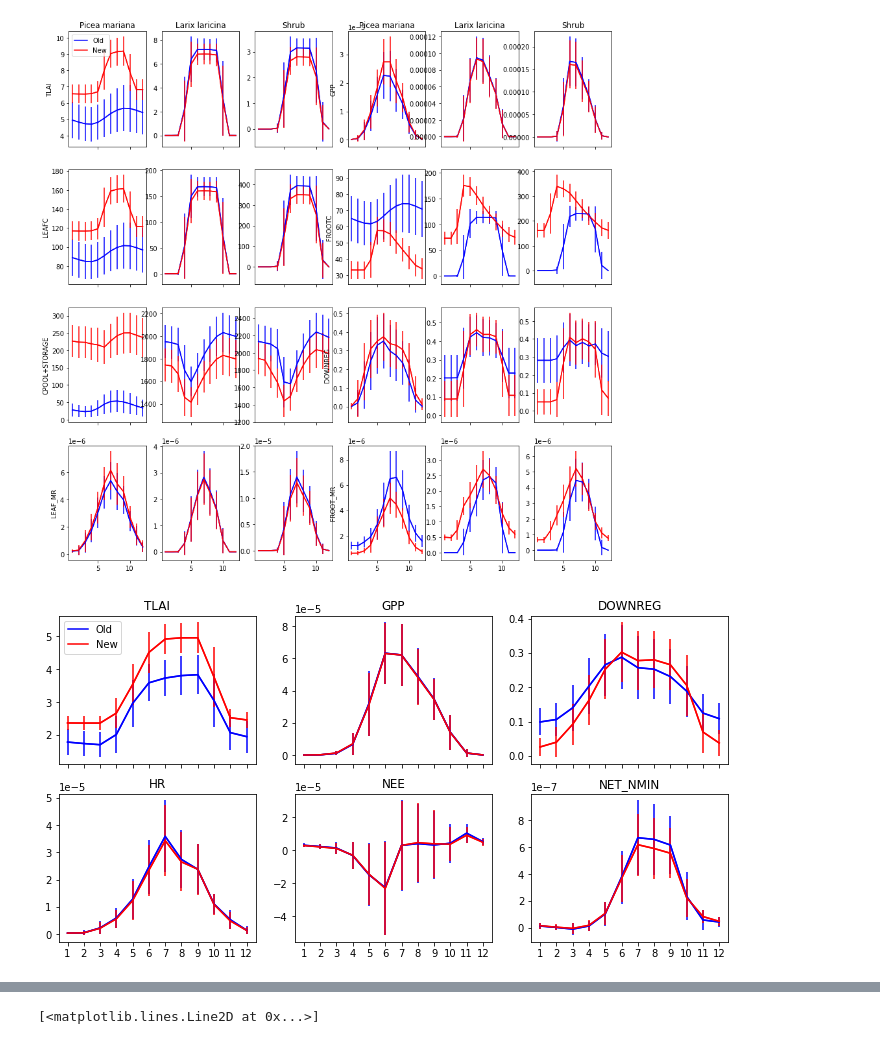
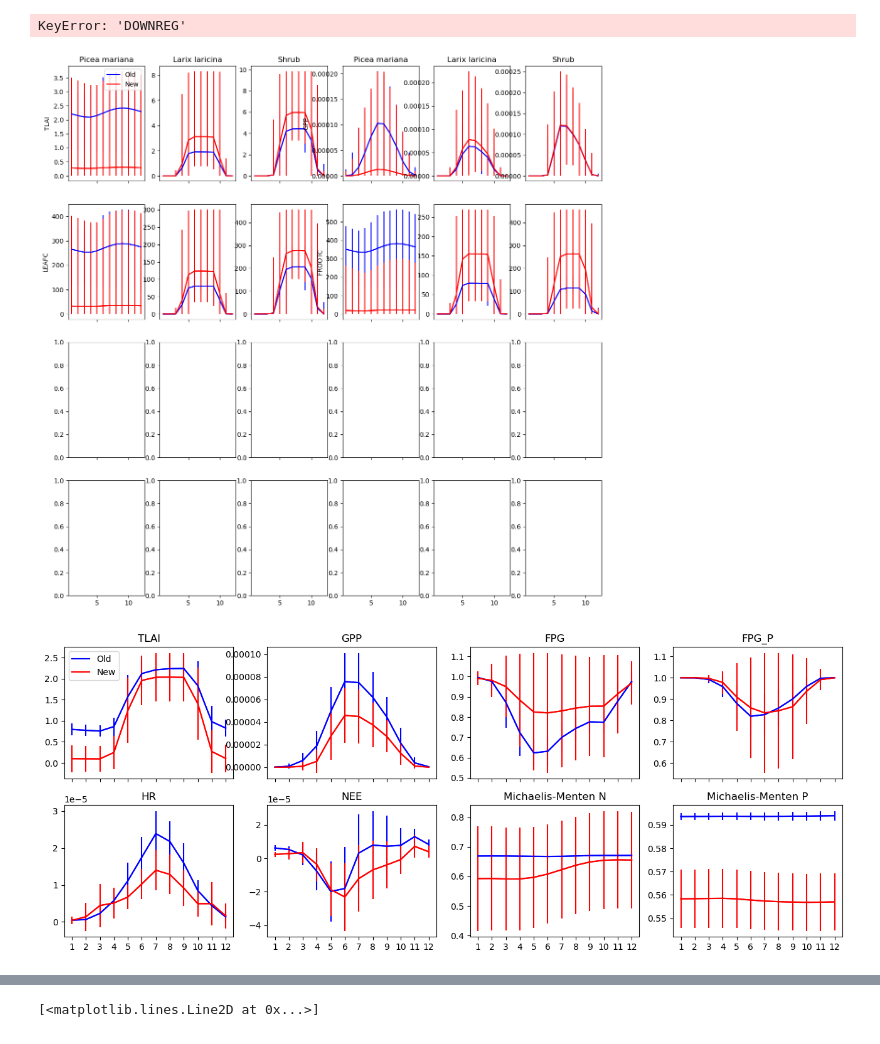
Before and after one commit to ypwong22/elm_nutrients, a Jupyter notebook: plot_carbon_cycle.ipynb, the cells around one changed output, grey strips where cells are left out. Cells and saved outputs as stored; diff of their text form; code cells hidden in the pictures.

```diff
--- a/plot_carbon_cycle.ipynb
+++ b/plot_carbon_cycle.ipynb
@@ -10,10 +10,12 @@ from utils.analysis import *
 from tqdm import tqdm
 # %%
 data_collection = {}
-for prefix, name in zip(['20230526', '20230623'], ['Old', 'New']):
+for prefix, name in zip(['20231112', '20240311'], ['Old', 'New']):
     data_collection[name] = read_extract_sims_ts(prefix)
 # %%
-var_list = ['TLAI', 'GPP', 'LEAFC', 'FROOTC', 'CPOOL+STORAGE', 'DOWNREG', 'LEAF_MR', 'FROOT_MR'] #'LEAFC_ALLOC', 'FROOTC_ALLOC', 'CPOOL_TO_LEAFC_STORAGE', 'CPOOL_TO_FROOTC_STORAGE', 'NPP']
+var_list = ['TLAI', 'GPP', 'LEAFC', 'FROOTC', 'DOWNREG', 'LEAF_MR', 'FROOT_MR']
+#'LEAFC_ALLOC', 'FROOTC_ALLOC', 'CPOOL_TO_LEAFC_STORAGE', 'CPOOL_TO_FROOTC_STORAGE', 'NPP']
+# 'CPOOL+STORAGE',
 pft_list = [2, 3, 11]
 pft_names = ['Picea mariana', 'Larix laricina', 'Shrub']
 
@@ -42,14 +44,17 @@ for i, var in enumerate(var_list):
                     temp0.loc[:, (slice(None), var, pft, 'hollow')].values * 0.36
 
             temp_mean = temp.groupby(temp.index.month).mean().mean(axis = 1)
-            temp_std = temp.groupby(temp.index.month).apply(lambda x: x.values.reshape(-1).std())
+            temp_min = temp.groupby(temp.index.month).apply(lambda x: x.values.reshape(-1).min())
+            temp_max = temp.groupby(temp.index.month).apply(lambda x: x.values.reshape(-1).max())
 
             ## normalize to annual average = 1
             #temp_std = temp_std / temp_mean.mean()
             #temp_mean = temp_mean / temp_mean.mean()
 
             ax.plot(range(1, 13), temp_mean, '-', color = color, label = name)
-            ax.errorbar(range(1, 13), temp_mean, yerr = temp_std, ls = '-', color = color)
+            ax.errorbar(range(1, 13), temp_mean, yerr = np.vstack([temp_mean - temp_min,
+                                                                   temp_max - temp_mean]),
+                        ls = '-', color = color)
 
         if i < 2:
             ax.set_title(pft_name)
@@ -61,12 +66,14 @@ for i, var in enumerate(var_list):
 plt.savefig(os.path.join(path_out, f'plot_carbon_cycle_compare_seasonality.png'),
             dpi = 600., bbox_inches = 'tight')
 # %% [output]
+KeyError: 'DOWNREG'
-[figure, old version]
+[figure, new version]
 # %%
 #var_list = ['TSOI_3', 'SWC_1', 'HR', 'NEE', 'NET_NMIN', 'BTRAN']
-var_list = ['TLAI', 'GPP', 'DOWNREG', 'HR', 'NEE', 'NET_NMIN'] # , 'BTRAN']
+var_list = ['TLAI', 'GPP', 'FPG', 'FPG_P', 'HR', 'NEE', 'Michaelis-Menten N', 'Michaelis-Menten P']
 
-fig, axes = plt.subplots(2, 3, figsize = (12, 6), sharex = True)
+
+fig, axes = plt.subplots(2, 4, figsize = (16, 6), sharex = True)
 #fig, axes = plt.subplots(2, 2, figsize = (10, 6), sharex = True)
 
 for i, var in enumerate(var_list):
@@ -77,33 +84,38 @@ for i, var in enumerate(var_list):
         temp0 = data_collection[name]
 
         if var in ['TLAI', 'GPP', 'NPP', 'DOWNREG']:
             temp = {}
             for pft in [2, 3, 11, 12]:
                 temp[pft] = temp0.loc[:, (slice(None), var, pft, 'hummock')] * 0.64 + \
                             temp0.loc[:, (slice(None), var, pft, 'hollow')].values * 0.36
             temp = temp[2] * 0.36 + temp[3].values * 0.14 + temp[11].values * 0.25
+        elif 'Michaelis' in var:
+                nutrient_name = var.split(' ')[-1]
+                temp = temp0.loc[:, (slice(None), f'SMIN{nutrient_name}', 0, 'hummock')] * 0.64 + \
+                    temp0.loc[:, (slice(None), f'SMIN{nutrient_name}', 0, 'hollow')].values * 0.36
+                temp = temp / (temp + 15)
         else:
             temp = temp0.loc[:, (slice(None), var, 0, 'hummock')] * 0.64 + \
                 temp0.loc[:, (slice(None), var, 0, 'hollow')].values * 0.36
 
         temp_mean = temp.groupby(temp.index.month).mean().mean(axis = 1)
         temp_std = temp.groupby(temp.index.month).apply(lambda x: x.values.reshape(-1).std())
 
         ## normalize to annual average = 1
         #temp_std = temp_std / temp_mean.mean()
         #temp_mean = temp_mean / temp_mean.mean()
 
         ax.plot(range(1, 13), temp_mean, '-', color = color, label = name)
         ax.errorbar(range(1, 13), temp_mean, yerr = temp_std, ls = '-', color = color)
 
     ax.set_title(var)
     ax.set_xticks(range(1, 13))
     if i == 0:
         ax.legend()
 
 plt.savefig(os.path.join(path_out, f'plot_carbon_cycle_compare_seasonality2.png'),
             dpi = 600., bbox_inches = 'tight')
 # %% [output]
-[figure, old version]
+[figure, new version]
 # %%
 #var_list = ['TSOI_3', 'SWC_1', 'HR', 'NEE', 'NET_NMIN', 'BTRAN']
```
Also changed, not shown: parts of 1 cell of this notebook, 21 other files.
